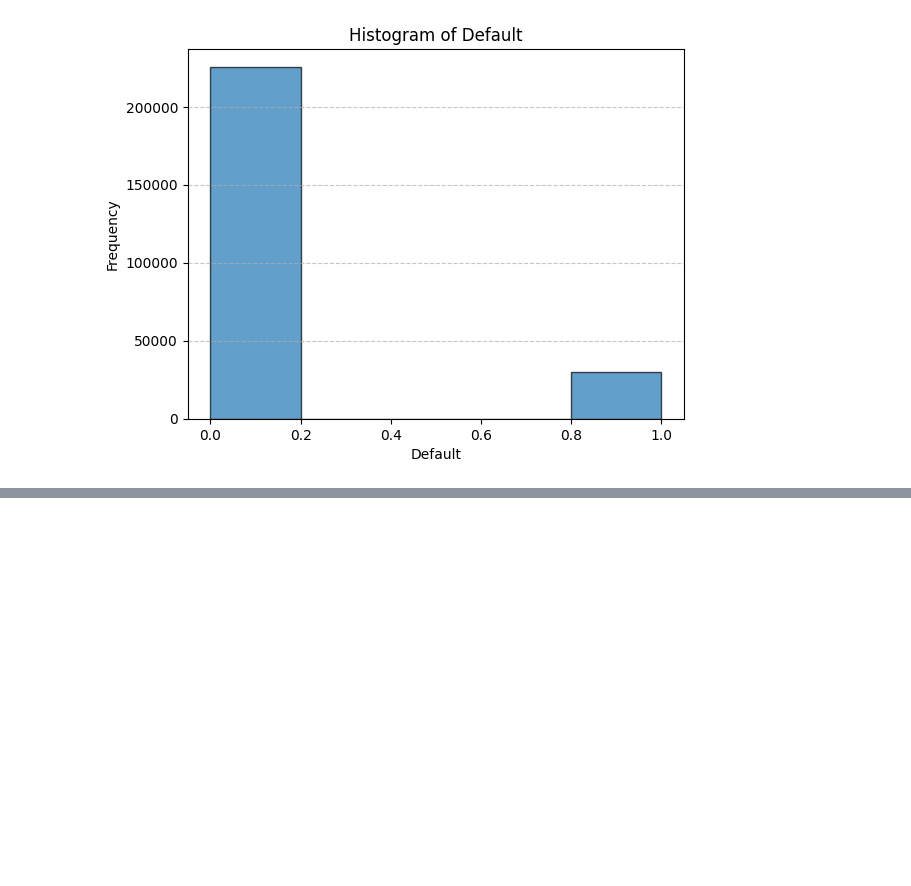
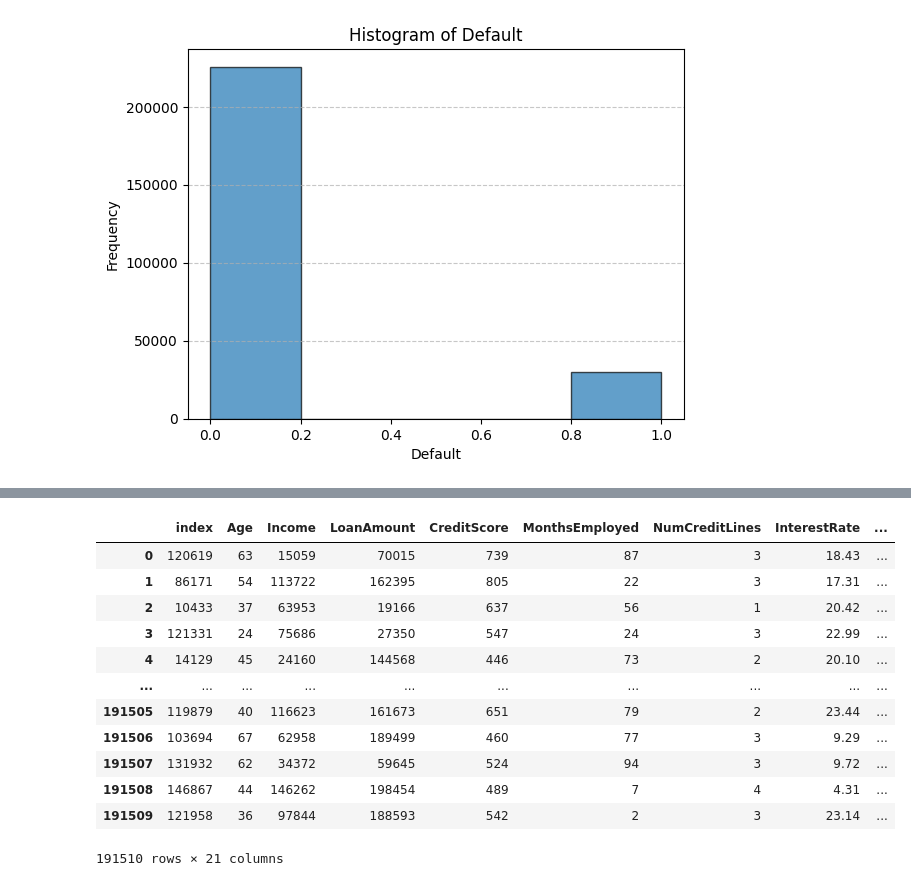
Before and after one commit to wrdhall3/loan-default-project, a Jupyter notebook: loan_default_project.ipynb, the cells around one changed output, grey strips where cells are left out. Saved outputs shown, nothing was run; the diff lists cells and outputs as text; code cells hidden in the pictures; blank space fills up the shorter version.

```diff
--- a/loan_default_project.ipynb
+++ b/loan_default_project.ipynb
@@ -156,0 +273,5 @@ plot_histograms_fixed_bins(loan_default_df, numerical_columns, bins=5)
+# %%
+encode_has_dependents = OneHotEncoder(drop='first', handle_unknown='ignore', sparse_output=False)
+
+# Train the encoder
+encode_has_dependents.fit(X_train['HasDependents'].values.reshape(-1, 1))
@@ -156,0 +280,5 @@ plot_histograms_fixed_bins(loan_default_df, numerical_columns, bins=5)
+# %%
+encode_loan_purpose = OneHotEncoder(drop='first', handle_unknown='ignore', sparse_output=False)
+
+# Train the encoder
+encode_loan_purpose.fit(X_train['LoanPurpose'].values.reshape(-1, 1))
@@ -156,0 +287,5 @@ plot_histograms_fixed_bins(loan_default_df, numerical_columns, bins=5)
+# %%
+encode_has_cosigner = OneHotEncoder(drop='first', handle_unknown='ignore', sparse_output=False)
+
+# Train the encoder
+encode_has_cosigner.fit(X_train['HasCoSigner'].values.reshape(-1, 1))
@@ -156,0 +336,4 @@ plot_histograms_fixed_bins(loan_default_df, numerical_columns, bins=5)
+# %%
+# Apply the encoding function to both training and testing
+X_train_encoded = encode_categorical(X_train)
+X_test_encoded = encode_categorical(X_test)
@@ -156,0 +350,16 @@ plot_histograms_fixed_bins(loan_default_df, numerical_columns, bins=5)
+# %%
+X_train_encoded
+# %% [output]
+|  | index | Age | Income | LoanAmount | CreditScore | MonthsEmployed | NumCreditLines | InterestRate | ... |
+| 0 | 120619 | 63 | 15059 | 70015 | 739 | 87 | 3 | 18.43 | ... |
+| 1 | 86171 | 54 | 113722 | 162395 | 805 | 22 | 3 | 17.31 | ... |
+| 2 | 10433 | 37 | 63953 | 19166 | 637 | 56 | 1 | 20.42 | ... |
+| 3 | 121331 | 24 | 75686 | 27350 | 547 | 24 | 3 | 22.99 | ... |
+| 4 | 14129 | 45 | 24160 | 144568 | 446 | 73 | 2 | 20.10 | ... |
+| ... | ... | ... | ... | ... | ... | ... | ... | ... | ... |
+| 191505 | 119879 | 40 | 116623 | 161673 | 651 | 79 | 2 | 23.44 | ... |
+| 191506 | 103694 | 67 | 62958 | 189499 | 460 | 77 | 3 | 9.29 | ... |
+| 191507 | 131932 | 62 | 34372 | 59645 | 524 | 94 | 3 | 9.72 | ... |
+| 191508 | 146867 | 44 | 146262 | 198454 | 489 | 7 | 4 | 4.31 | ... |
+| 191509 | 121958 | 36 | 97844 | 188593 | 542 | 2 | 3 | 23.14 | ... |
+191510 rows × 21 columns
```
Also changed, not shown: parts of 75 cells of this notebook.
